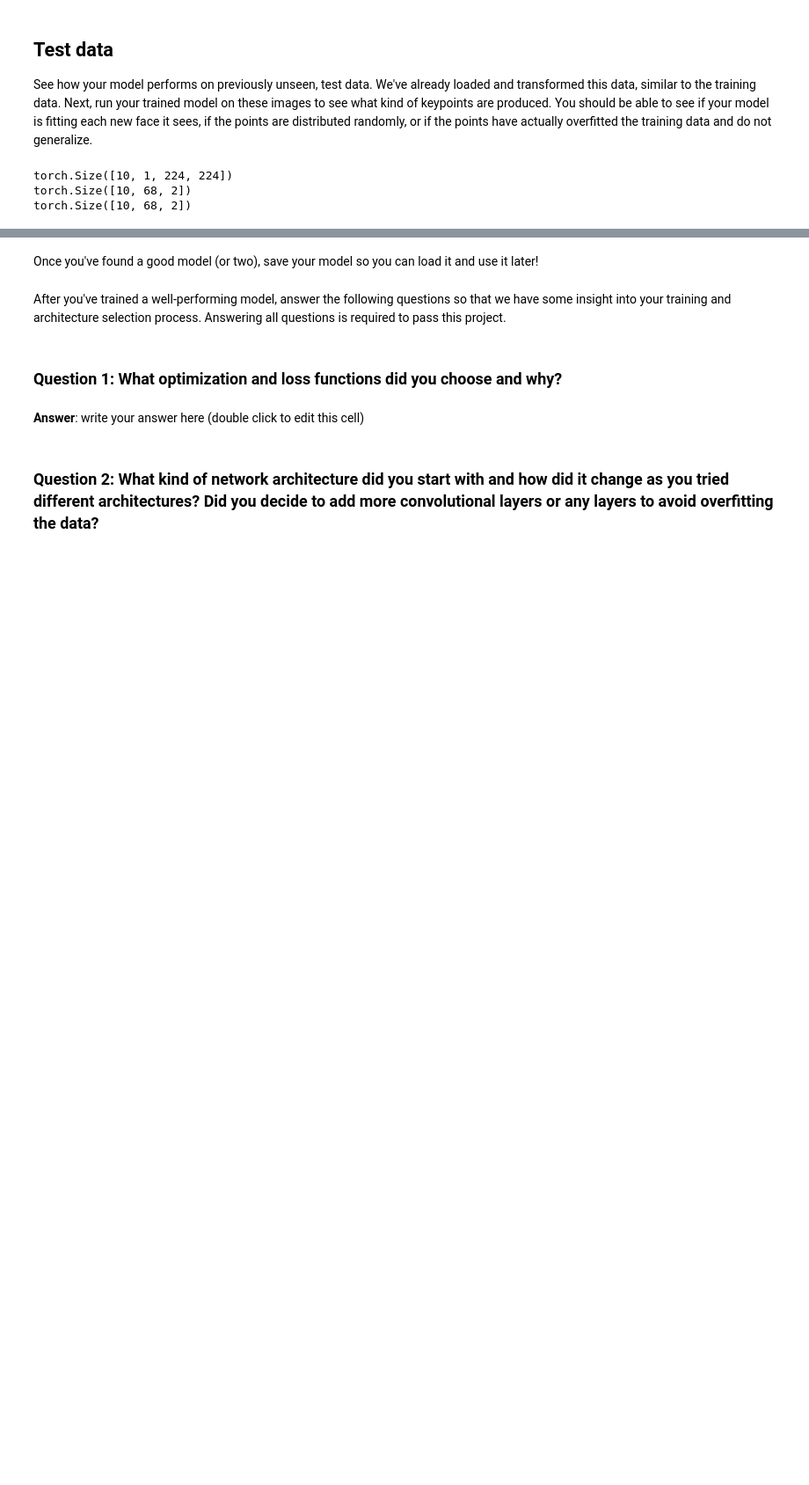
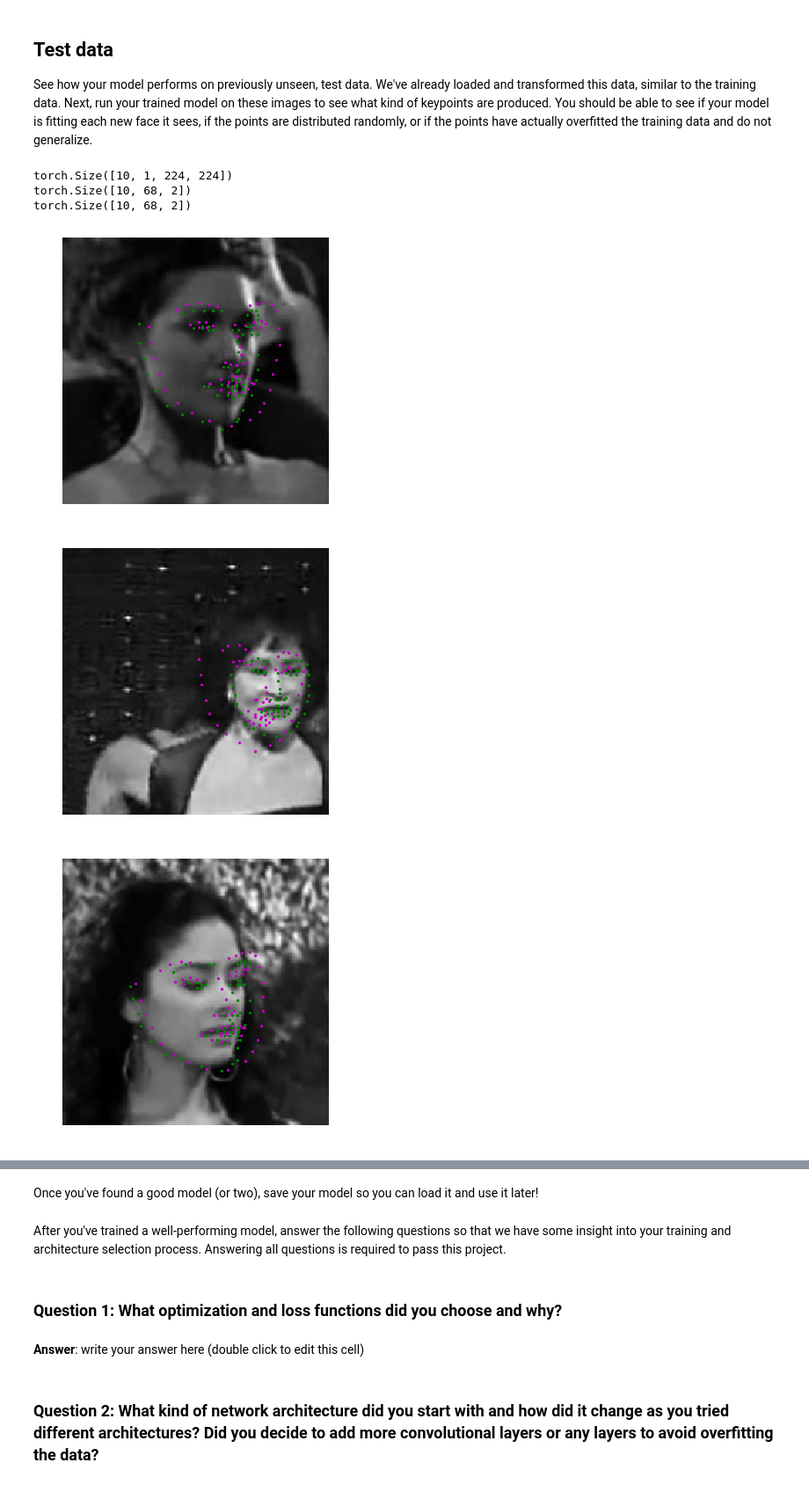
Before and after one commit to HaraldoFilho/Computer-Vision-Nanodegree, a Jupyter notebook: Projects/Project_1/P1_Facial_Keypoints/2. Define the Network Architecture.ipynb, the cells around one changed output, grey strips where cells are left out. Shown at 88% size. Drawn from its saved outputs; the diff is of its cells as text; code cells hidden in the pictures; blank space fills up the shorter version.

Commit message:
Added a line to visualize output without ground truth points

```diff
--- a/Projects/Project_1/P1_Facial_Keypoints/2. Define the Network Architecture.ipynb
+++ b/Projects/Project_1/P1_Facial_Keypoints/2. Define the Network Architecture.ipynb
@@ -426,3 +440,12 @@ print(gt_pts.size())
 torch.Size([10, 1, 224, 224])
 torch.Size([10, 68, 2])
 torch.Size([10, 68, 2])
+# %%
+## TODO: visualize your test output
+# you can use the same function as before, by un-commenting the line below:
+
+visualize_output(test_images, test_outputs, gt_pts, fig_size=64, show_gt_pts=True)
+# %% [output]
+[figure, added]
+[figure, added]
+[figure, added]
```
Also changed, not shown: parts of 5 cells of this notebook, 1 other file.
